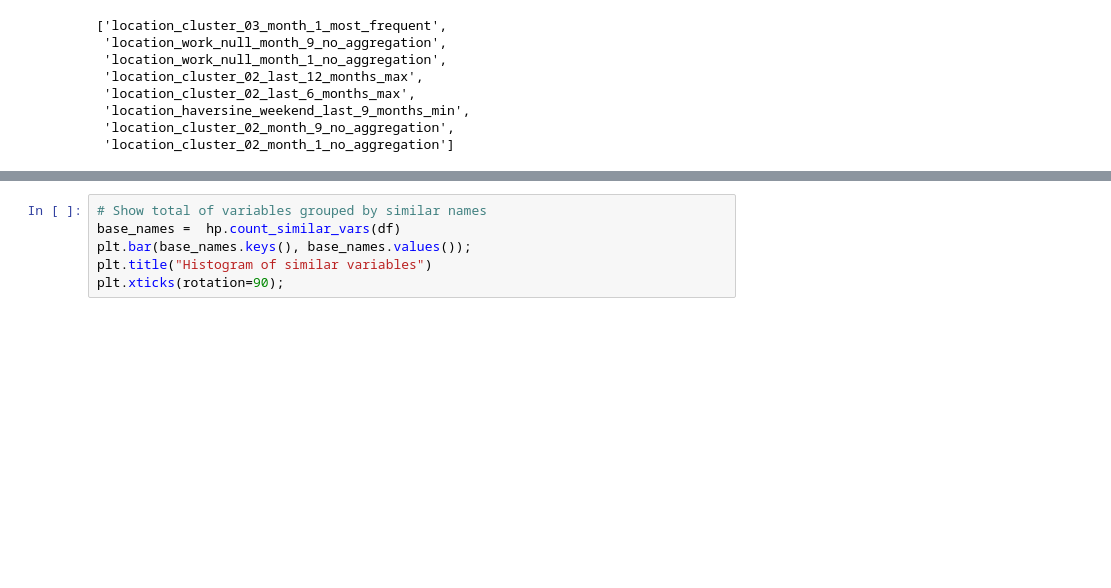
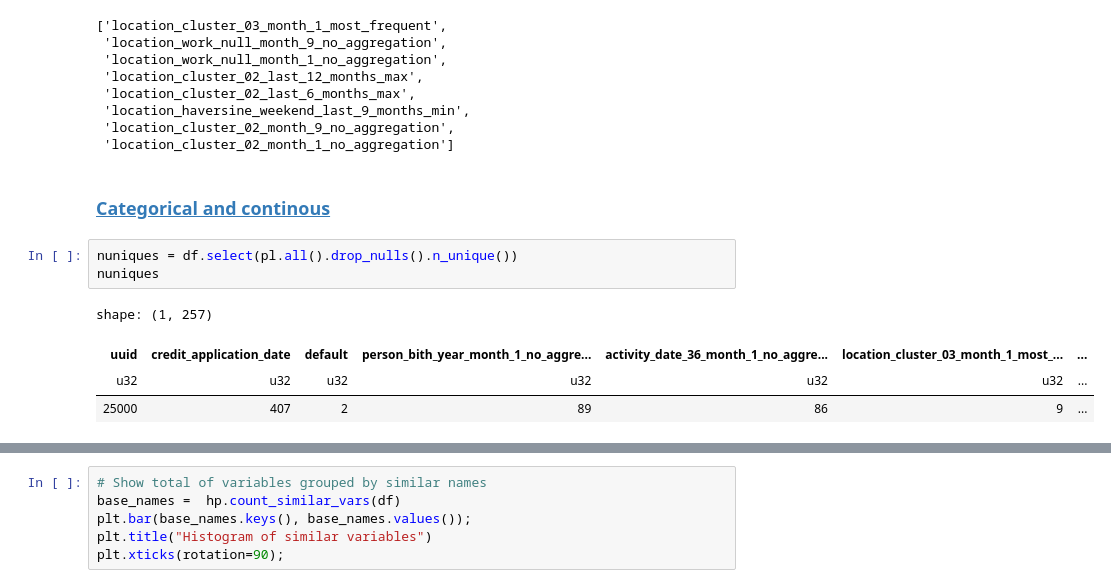
Before and after one commit to Rodma-BR/Loan-default-prediction, a Jupyter notebook: notebooks/EDA.ipynb, the cells around one changed output, grey strips where cells are left out. Saved outputs shown, nothing was run; the diff lists cells and outputs as text; blank space fills up the shorter version.

```diff
--- a/notebooks/EDA.ipynb
+++ b/notebooks/EDA.ipynb
@@ -83,3 +82,13 @@ hp.get_similar_variables(df, "location")
  'location_haversine_weekend_last_9_months_min',
  'location_cluster_02_month_9_no_aggregation',
  'location_cluster_02_month_1_no_aggregation']
+# %% [markdown]
+### <a id='toc1_3_1_'></a>[Categorical and continous](#toc0_)
+# %%
+nuniques = df.select(pl.all().drop_nulls().n_unique())
+nuniques
+# %% [output]
+shape: (1, 257)
+| uuid | credit_application_date | default | person_bith_year_month_1_no_aggre... | activity_date_36_month_1_no_aggre... | location_cluster_03_month_1_most_... | ... |
+| u32 | u32 | u32 | u32 | u32 | u32 | ... |
+| 25000 | 407 | 2 | 89 | 86 | 9 | ... |
```
Also changed, not shown: parts of 15 cells of this notebook, 4 other files.
